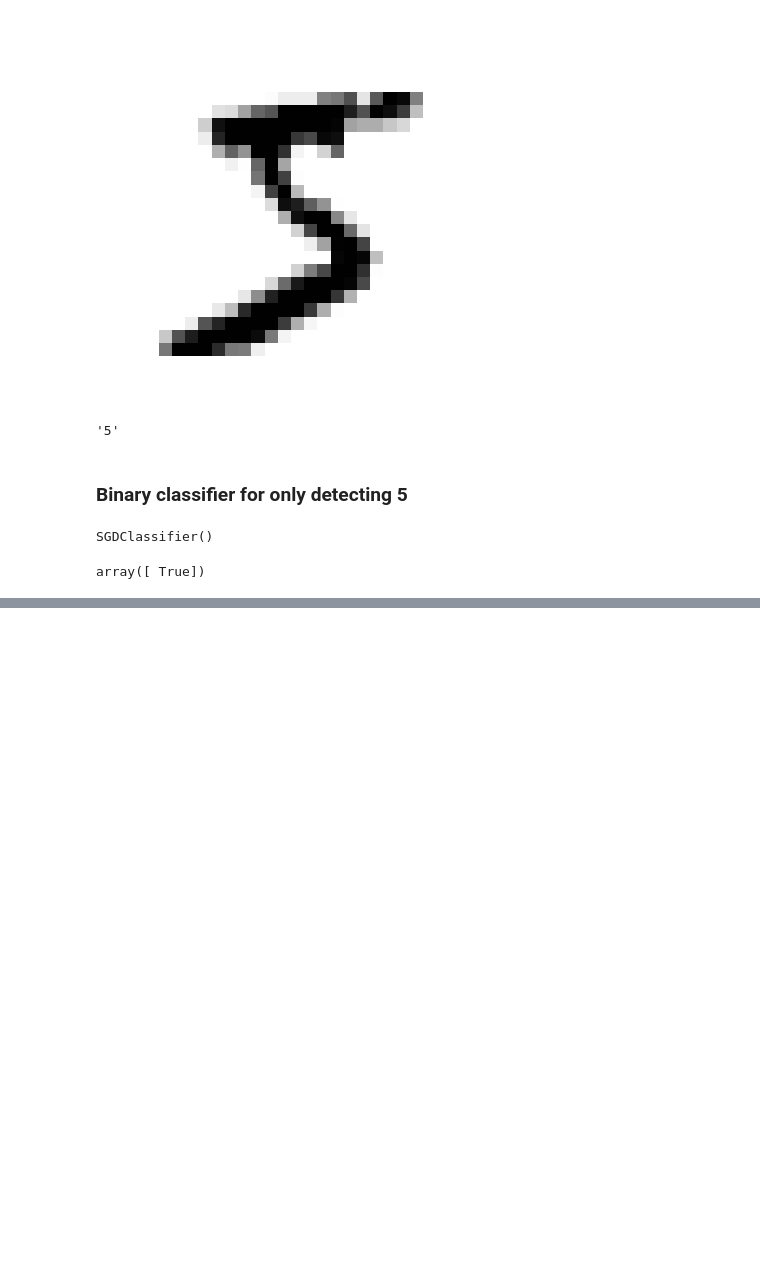
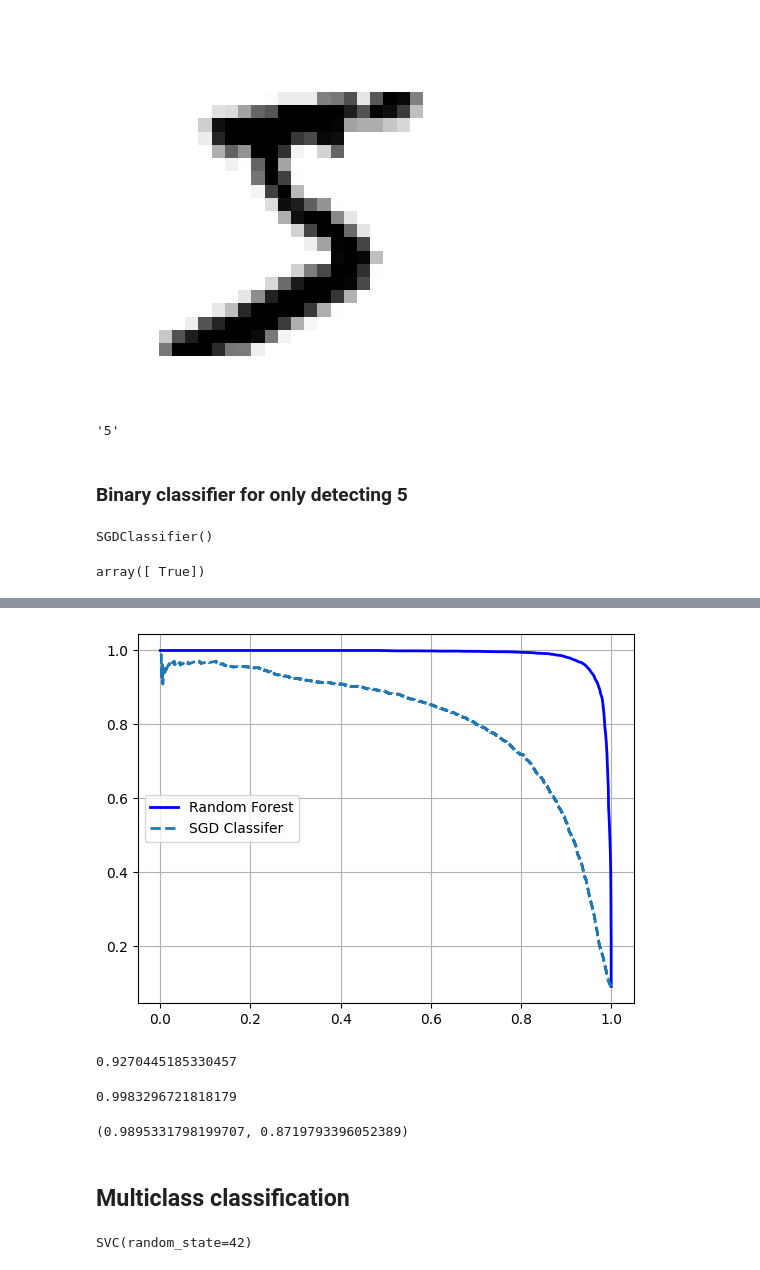
Before and after one commit to rishi-wqd190004/review_data_science_2025, a Jupyter notebook: ml/03_classification/01_classification_review.ipynb, the cells around one changed output, grey strips where cells are left out. Cells and saved outputs as stored; diff of their text form; code cells hidden in the pictures; blank space fills up the shorter version.

Commit message:
adding 03_classification exercise notebook

```diff
--- a/ml/03_classification/01_classification_review.ipynb
+++ b/ml/03_classification/01_classification_review.ipynb
@@ -113,0 +139,3 @@ plt.show()
+# %%
+rnd_frst_clf = RandomForestClassifier(random_state=42)
+y_probas_forest = cross_val_predict(rnd_frst_clf, x_train, y_train_5, cv=3, method="predict_proba")
@@ -113,0 +151,32 @@ plt.show()
+# %%
+# plotting both SGD and Rndm Frst Clf
+y_scores_frst = y_probas_forest[:, 1]
+precisions_frst, recalls_frst, threshs_frst = precision_recall_curve(y_train_5, y_scores_frst)
+# %%
+plt.plot(recalls_frst, precisions_frst, "b-", linewidth=2, label='Random Forest')
+plt.plot(recalls, precisions, "--", linewidth=2, label='SGD Classifer')
+plt.legend(loc='center left')
+plt.grid()
+plt.show()
+# %% [output]
+[figure, added]
+# %%
+y_train_pred_frst = y_probas_forest[:,1] >= 0.5
+f1_score(y_train_5, y_train_pred_frst)
+# %% [output]
+0.9270445185330457
+# %%
+roc_auc_score(y_train_5, y_scores_frst)
+# %% [output]
+0.9983296721818179
+# %%
+precision_score(y_train_5, y_train_pred_frst), recall_score(y_train_5, y_train_pred_frst)
+# %% [output]
+(0.9895331798199707, 0.8719793396052389)
+# %% [markdown]
+## Multiclass classification
+# %%
+svm_clf = SVC(random_state=42)
+svm_clf.fit(x_train[:2000], y_train[:2000])
+# %% [output]
+SVC(random_state=42)
```
Also changed, not shown: parts of 35 cells of this notebook, 3 other files.
